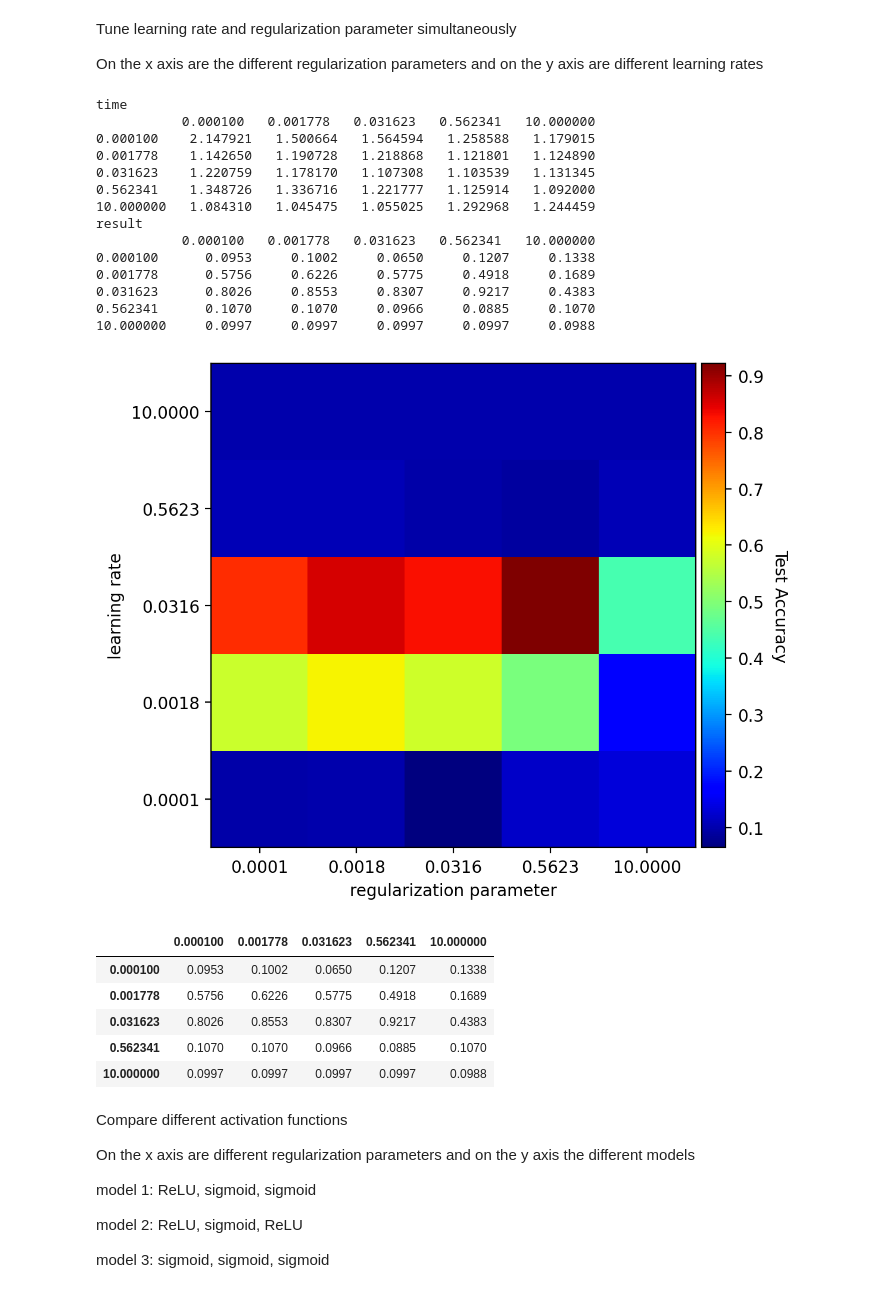
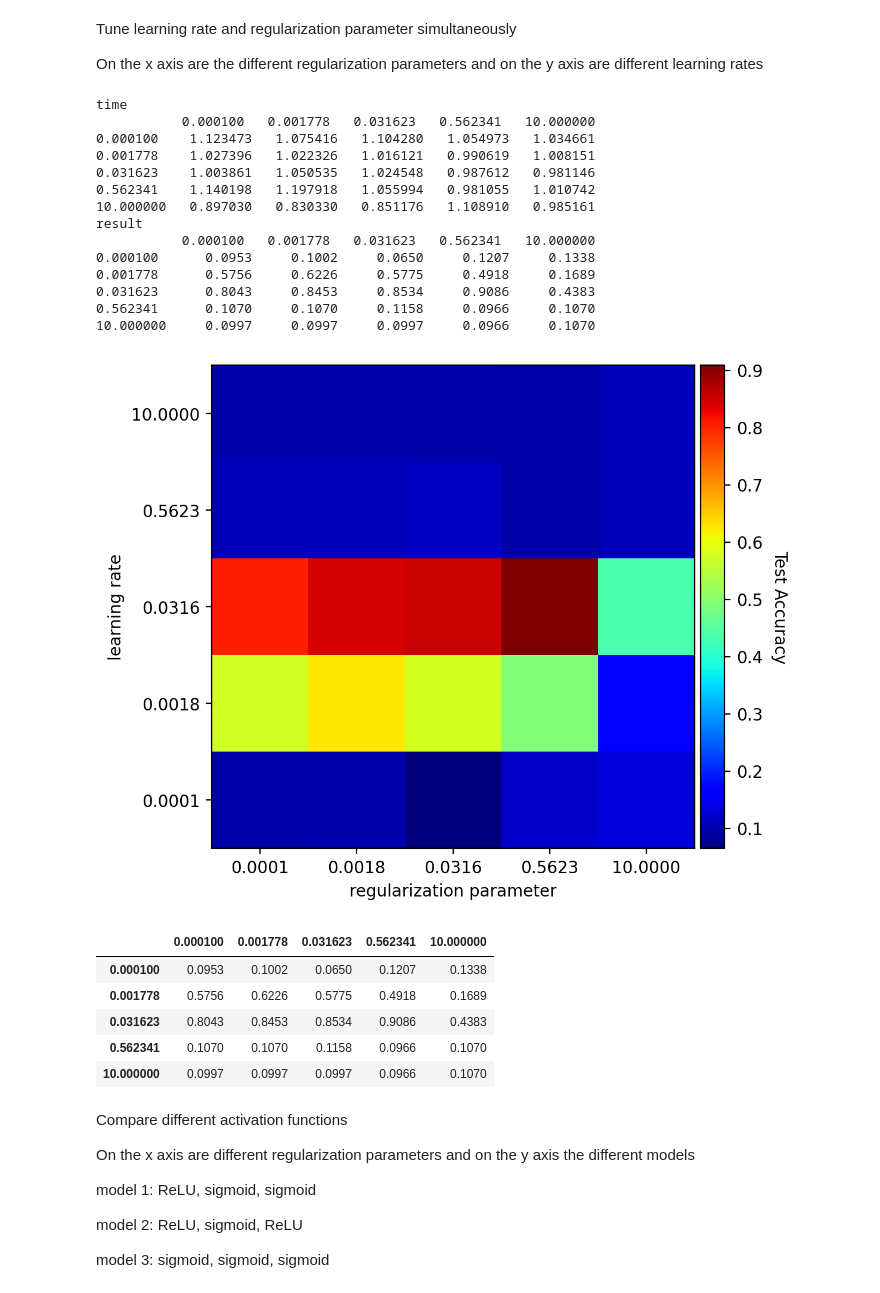
Before and after one commit to thomas-engl/Project2-Applied-ML, a Jupyter notebook: Archive/Thomas/mnist_run.ipynb, the cells around one changed output. Drawn from its saved outputs; the diff is of its cells as text; code cells hidden in the pictures.

```diff
--- a/Archive/Thomas/mnist_run.ipynb
+++ b/Archive/Thomas/mnist_run.ipynb
@@ -50,33 +50,33 @@ On the x axis are the different regularization parameters and on the y axis are
 # %%
 np.random.seed(472)
 layer_output_sizes = [128, 64, 32, output_size]
 activation_funcs = [ReLU, sigmoid, sigmoid, softmax]
 list_lambda = np.logspace(-4,1,5)
 list_learning_rates = np.logspace(-4,1,5)
-epochs = 1 #Lars 100
+epochs = 100 #Lars 100
 tune_learning_rate_reg(X_train, y_train, X_val, y_val, layer_output_sizes, activation_funcs, list_learning_rates, list_lambda, epochs=epochs)
 # %% [output]
 time
            0.000100   0.001778   0.031623   0.562341   10.000000
-0.000100    2.147921   1.500664   1.564594   1.258588   1.179015
-0.001778    1.142650   1.190728   1.218868   1.121801   1.124890
-0.031623    1.220759   1.178170   1.107308   1.103539   1.131345
-0.562341    1.348726   1.336716   1.221777   1.125914   1.092000
-10.000000   1.084310   1.045475   1.055025   1.292968   1.244459
+0.000100    1.123473   1.075416   1.104280   1.054973   1.034661
+0.001778    1.027396   1.022326   1.016121   0.990619   1.008151
+0.031623    1.003861   1.050535   1.024548   0.987612   0.981146
+0.562341    1.140198   1.197918   1.055994   0.981055   1.010742
+10.000000   0.897030   0.830330   0.851176   1.108910   0.985161
 result
            0.000100   0.001778   0.031623   0.562341   10.000000
 0.000100      0.0953     0.1002     0.0650     0.1207     0.1338
 0.001778      0.5756     0.6226     0.5775     0.4918     0.1689
-0.031623      0.8026     0.8553     0.8307     0.9217     0.4383
-0.562341      0.1070     0.1070     0.0966     0.0885     0.1070
-10.000000     0.0997     0.0997     0.0997     0.0997     0.0988
+0.031623      0.8043     0.8453     0.8534     0.9086     0.4383
+0.562341      0.1070     0.1070     0.1158     0.0966     0.1070
+10.000000     0.0997     0.0997     0.0997     0.0966     0.1070
-[figure, old version]
+[figure, new version]
 |  | 0.000100 | 0.001778 | 0.031623 | 0.562341 | 10.000000 |
 | 0.000100 | 0.0953 | 0.1002 | 0.0650 | 0.1207 | 0.1338 |
 | 0.001778 | 0.5756 | 0.6226 | 0.5775 | 0.4918 | 0.1689 |
-| 0.031623 | 0.8026 | 0.8553 | 0.8307 | 0.9217 | 0.4383 |
-| 0.562341 | 0.1070 | 0.1070 | 0.0966 | 0.0885 | 0.1070 |
-| 10.000000 | 0.0997 | 0.0997 | 0.0997 | 0.0997 | 0.0988 |
+| 0.031623 | 0.8043 | 0.8453 | 0.8534 | 0.9086 | 0.4383 |
+| 0.562341 | 0.1070 | 0.1070 | 0.1158 | 0.0966 | 0.1070 |
+| 10.000000 | 0.0997 | 0.0997 | 0.0997 | 0.0966 | 0.1070 |
 # %% [markdown]
 Compare different activation functions
 
```
Also changed, not shown: parts of 6 cells of this notebook.
